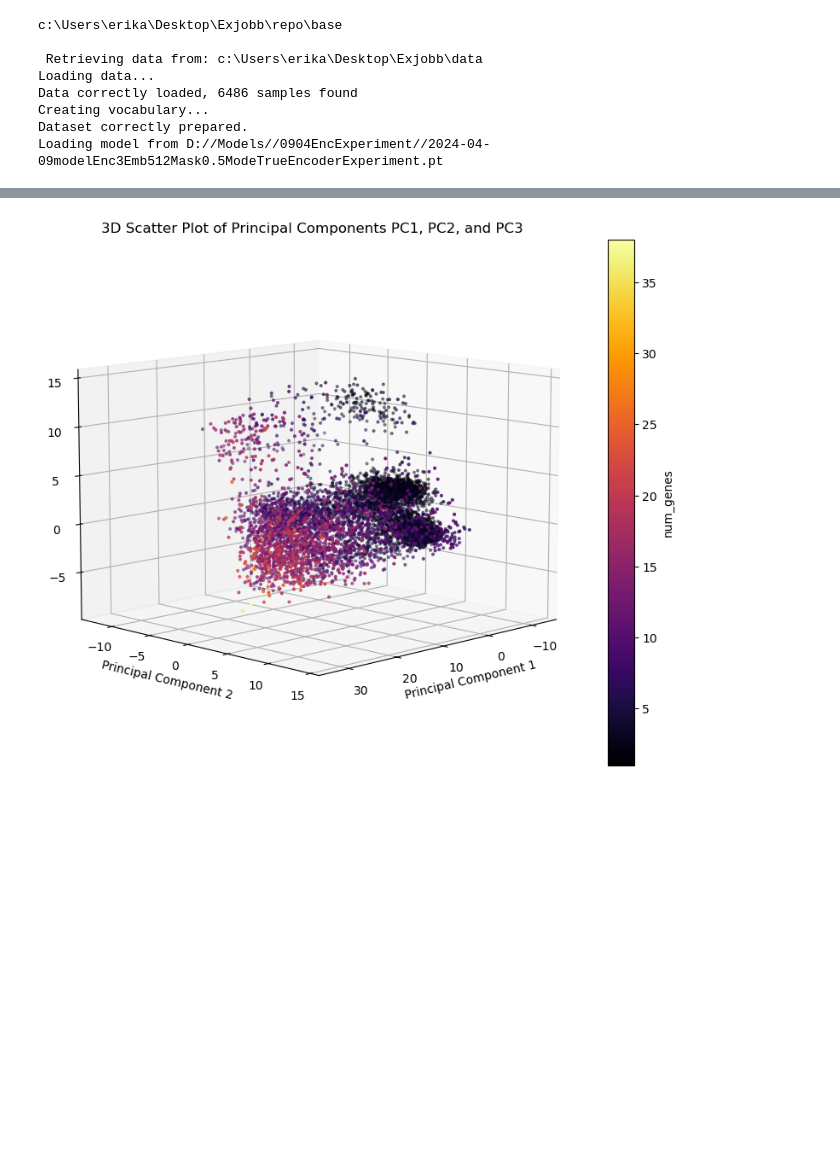
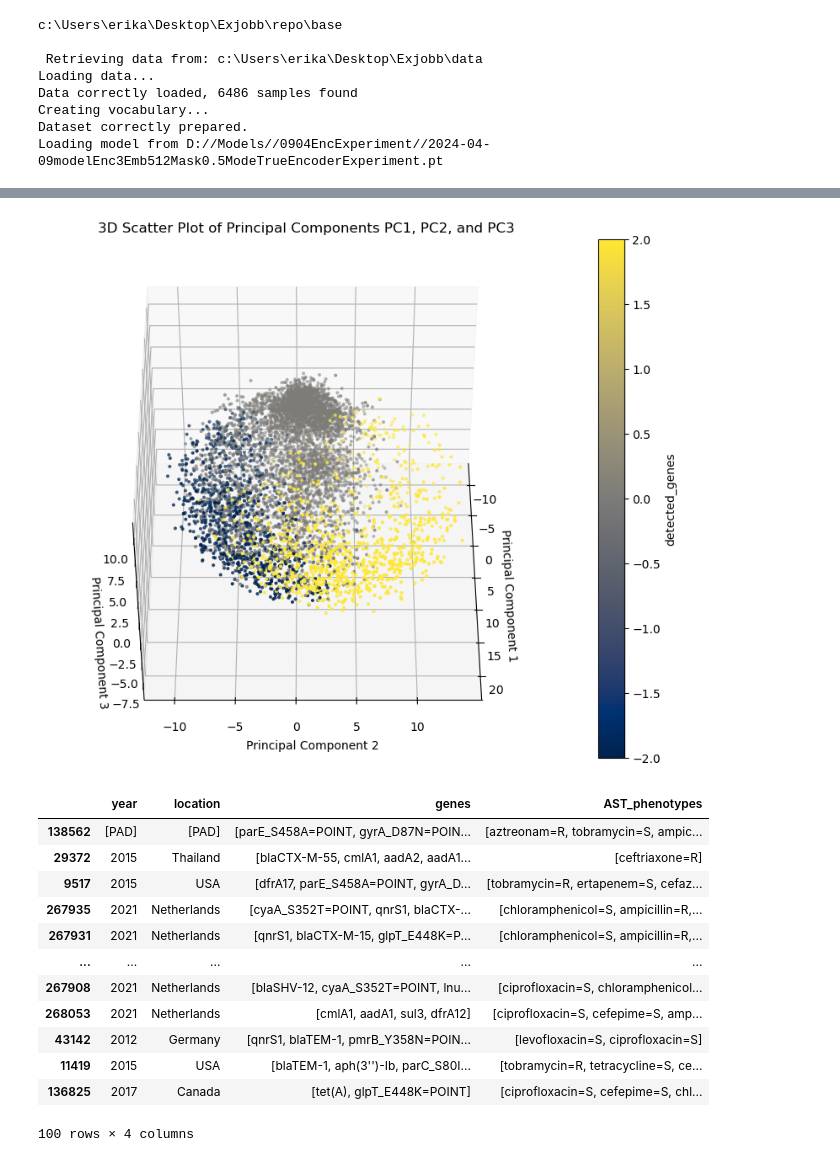
Before and after one commit to aeerik/base, a Jupyter notebook: cls_analysis.ipynb, the cells around one changed output, grey strips where cells are left out. Saved outputs shown, nothing was run; the diff lists cells and outputs as text; code cells hidden in the pictures; blank space fills up the shorter version.

```diff
--- a/cls_analysis.ipynb
+++ b/cls_analysis.ipynb
@@ -342,8 +368,8 @@ import pandas as pd
 
 # Perform PCA
 pca = PCA(n_components=5)
-principalComponents = pca.fit_transform(df.iloc[:,:-3])
-color = 'num_genes'
+principalComponents = pca.fit_transform(df.iloc[:,:-6])
+color = 'detected_genes'
 
 # Select the specified components
 selected_components = [0, 1, 2]  # PC1, PC2, PC3
@@ -358,7 +384,7 @@ ax = fig.add_subplot(111, projection='3d')
 scatter = ax.scatter(principalDf['principal component 0'],
                      principalDf['principal component 1'],
                      principalDf['principal component 2'],
-                     c=df[color], cmap='inferno', s=4)
+                     c=df[color], cmap='cividis', s=4)
 
 # Title and labels
 ax.set_title('3D Scatter Plot of Principal Components PC1, PC2, and PC3')
@@ -370,8 +396,24 @@ ax.set_zlabel('Principal Component 3')
 plt.colorbar(scatter, label=color)
 
 # Change the viewing angle
-ax.view_init(elev=10, azim=45)  # Adjust the elevation and azimuth angles as needed
+ax.view_init(elev=45, azim=-0)  # Adjust the elevation and azimuth angles as needed
 
 plt.show()
 # %% [output]
-[figure, old version]
+[figure, new version]
+# %%
+top_df
+# %% [output]
+|  | year | location | genes | AST_phenotypes |
+| 138562 | [PAD] | [PAD] | [parE_S458A=POINT, gyrA_D87N=POIN... | [aztreonam=R, tobramycin=S, ampic... |
+| 29372 | 2015 | Thailand | [blaCTX-M-55, cmlA1, aadA2, aadA1... | [ceftriaxone=R] |
+| 9517 | 2015 | USA | [dfrA17, parE_S458A=POINT, gyrA_D... | [tobramycin=R, ertapenem=S, cefaz... |
+| 267935 | 2021 | Netherlands | [cyaA_S352T=POINT, qnrS1, blaCTX-... | [chloramphenicol=S, ampicillin=R,... |
+| 267931 | 2021 | Netherlands | [qnrS1, blaCTX-M-15, glpT_E448K=P... | [chloramphenicol=S, ampicillin=R,... |
+| ... | ... | ... | ... | ... |
+| 267908 | 2021 | Netherlands | [blaSHV-12, cyaA_S352T=POINT, lnu... | [ciprofloxacin=S, chloramphenicol... |
+| 268053 | 2021 | Netherlands | [cmlA1, aadA1, sul3, dfrA12] | [ciprofloxacin=S, cefepime=S, amp... |
+| 43142 | 2012 | Germany | [qnrS1, blaTEM-1, pmrB_Y358N=POIN... | [levofloxacin=S, ciprofloxacin=S] |
+| 11419 | 2015 | USA | [blaTEM-1, aph(3'')-Ib, parC_S80I... | [tobramycin=R, tetracycline=S, ce... |
+| 136825 | 2017 | Canada | [tet(A), glpT_E448K=POINT] | [ciprofloxacin=S, cefepime=S, chl... |
+100 rows × 4 columns
```
Also changed, not shown: parts of 7 cells of this notebook.
